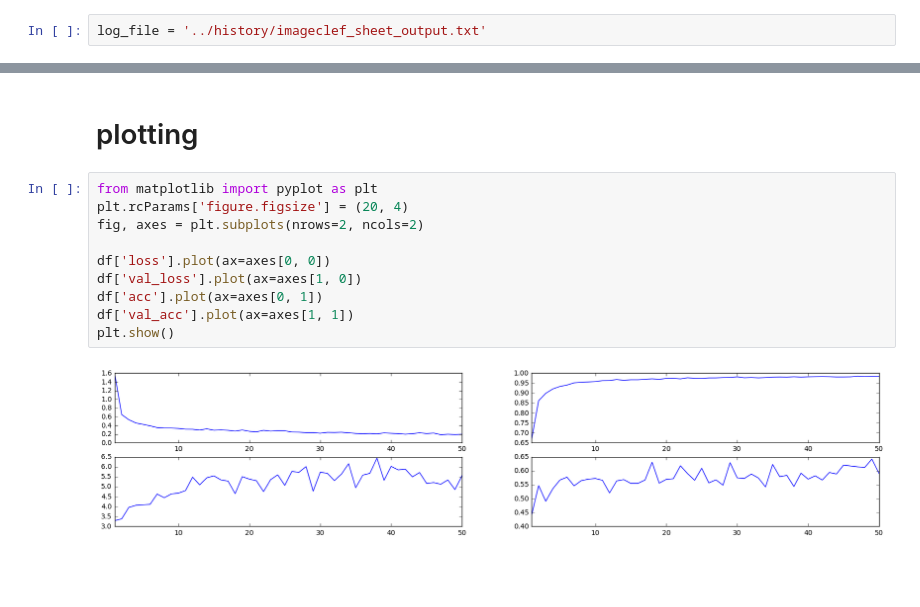
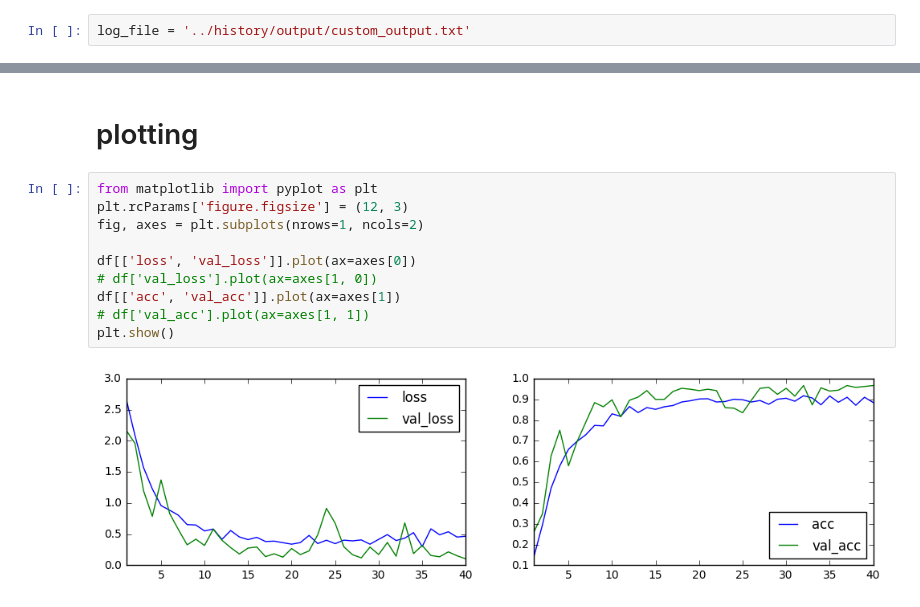
Before and after one commit to KanaadPathak/cs229final, a Jupyter notebook: notebook/keras_log_plotting.ipynb, the cells around one changed output, grey strips where cells are left out. Cells and saved outputs as stored; diff of their text form; blank space fills up the shorter version.

Commit message:
update learning curve in keras_log_plotting

```diff
--- a/notebook/keras_log_plotting.ipynb
+++ b/notebook/keras_log_plotting.ipynb
@@ -1,5 +1,5 @@
 # %%
-log_file = '../history/imageclef_sheet_output.txt'
+log_file = '../history/output/custom_output.txt'
 # %% [markdown]
 # loading log
 # %%
@@ -20,13 +20,13 @@ df.index += 1
 # plotting
 # %%
 from matplotlib import pyplot as plt
-plt.rcParams['figure.figsize'] = (20, 4)
-fig, axes = plt.subplots(nrows=2, ncols=2)
+plt.rcParams['figure.figsize'] = (12, 3)
+fig, axes = plt.subplots(nrows=1, ncols=2)
 
-df['loss'].plot(ax=axes[0, 0])
-df['val_loss'].plot(ax=axes[1, 0])
-df['acc'].plot(ax=axes[0, 1])
-df['val_acc'].plot(ax=axes[1, 1])
+df[['loss', 'val_loss']].plot(ax=axes[0])
+# df['val_loss'].plot(ax=axes[1, 0])
+df[['acc', 'val_acc']].plot(ax=axes[1])
+# df['val_acc'].plot(ax=axes[1, 1])
 plt.show()
 # %% [output]
-[figure, old version]
+[figure, new version]
```
